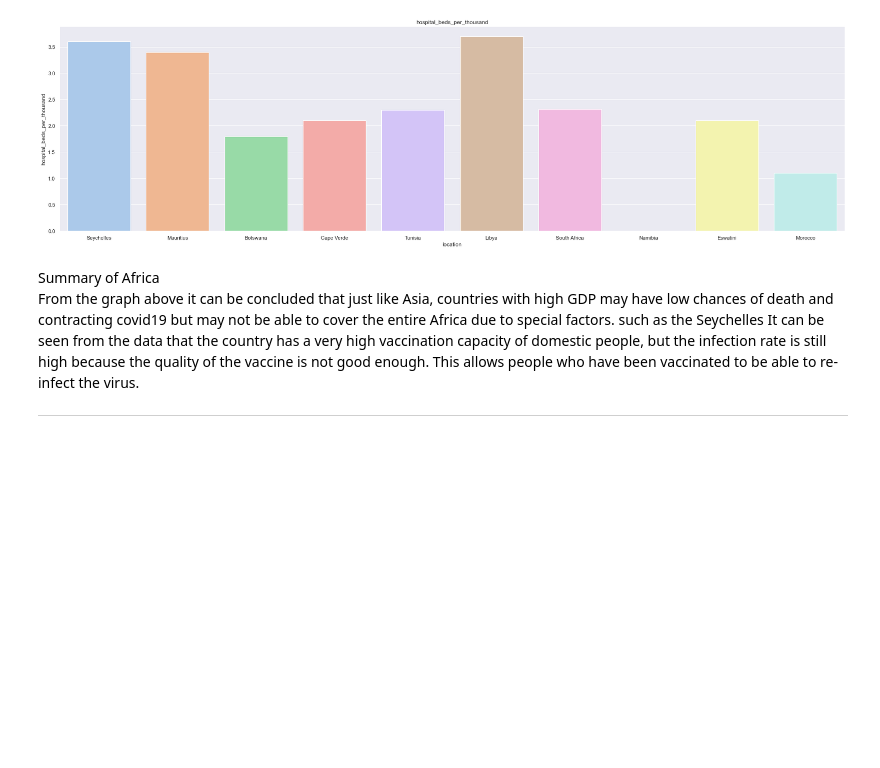
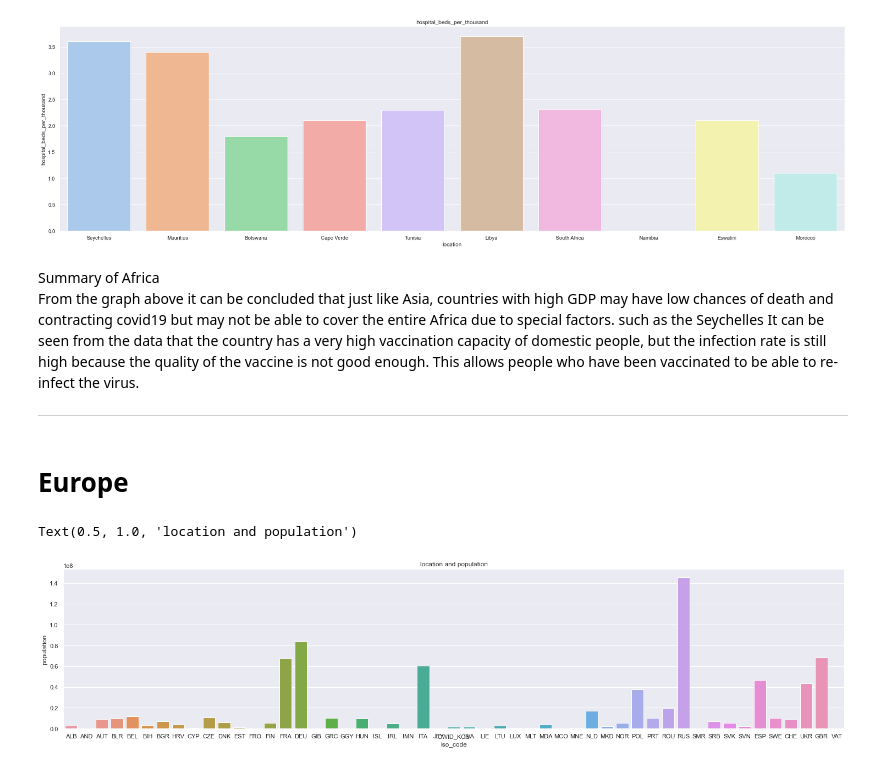
Before and after one commit to NChancheep/ITCS498_com_sci_classproject, a Jupyter notebook: ITCS498_com_sci_classproject.ipynb, the cells around one changed output. Drawn from its saved outputs; the diff is of its cells as text; code cells hidden in the pictures; blank space fills up the shorter version.

```diff
--- a/ITCS498_com_sci_classproject.ipynb
+++ b/ITCS498_com_sci_classproject.ipynb
@@ -398,3 +401,11 @@ From the graph above it can be concluded that just like Asia, countries with hig
 <br/>
 
 ------------------------------------------------------------------------------------------------------------------
+# %% [markdown]
+# Europe
+# %%
+sns.catplot(x='iso_code', y='population', kind='bar', data=europe_infect, aspect=330/80)
+plt.title('location and population')
+# %% [output]
+Text(0.5, 1.0, 'location and population')
+[figure, added]
```
Also changed, not shown: parts of 24 cells of this notebook.
